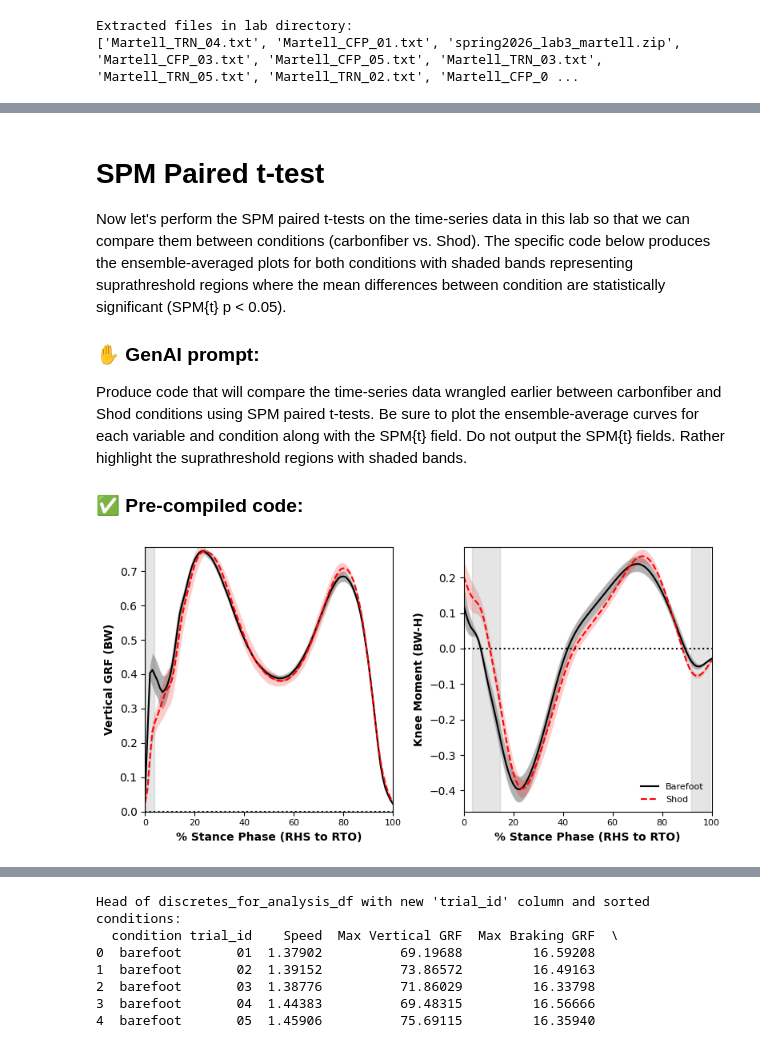
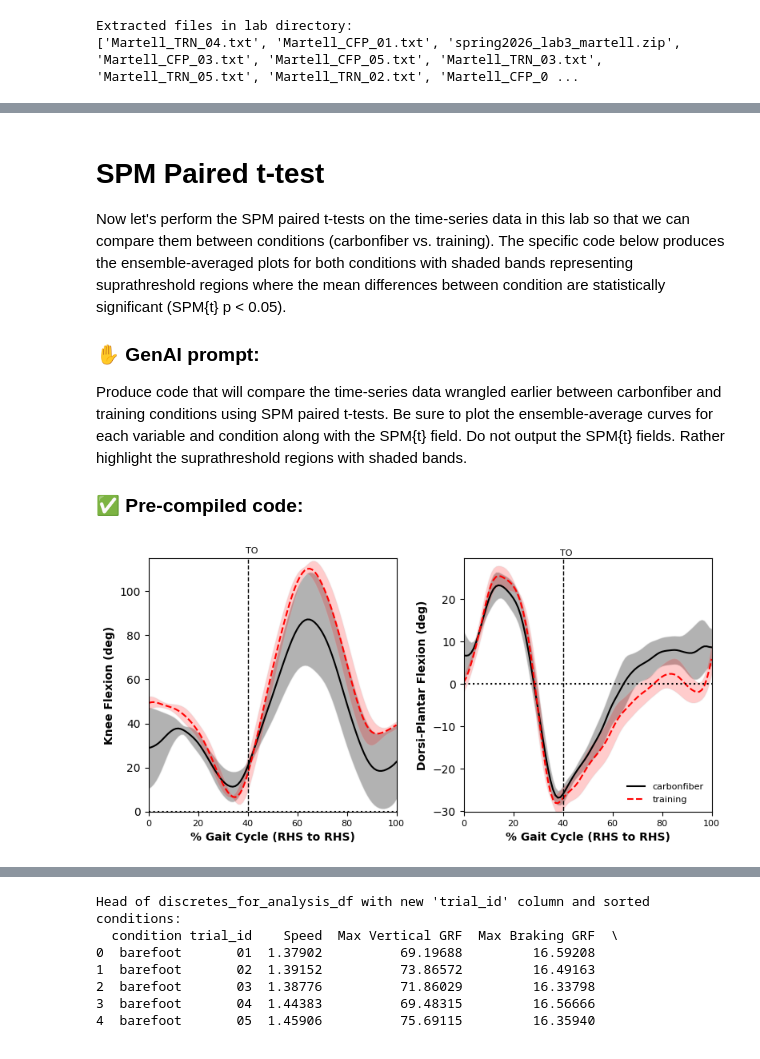
Before and after one commit to plnu-biomechanics/kin6015, a Jupyter notebook: notebooks/kin6015_lab3.ipynb, the cells around one changed output, grey strips where cells are left out. Drawn from its saved outputs; the diff is of its cells as text; code cells hidden in the pictures.

```diff
--- a/notebooks/kin6015_lab3.ipynb
+++ b/notebooks/kin6015_lab3.ipynb
@@ -361,11 +397,11 @@ Shape of Knee Moment (Shod) data: (5, 101)
 # %% [markdown]
 # SPM Paired t-test
 
-Now let's perform the SPM paired t-tests on the time-series data in this lab so that we can compare them between conditions (carbonfiber vs. Shod). The specific code below produces the ensemble-averaged plots for both conditions with shaded bands representing suprathreshold regions where the mean differences between condition are statistically significant (SPM{t} p < 0.05).
+Now let's perform the SPM paired t-tests on the time-series data in this lab so that we can compare them between conditions (carbonfiber vs. training). The specific code below produces the ensemble-averaged plots for both conditions with shaded bands representing suprathreshold regions where the mean differences between condition are statistically significant (SPM{t} p < 0.05).
 
 ### ✋ GenAI prompt:
 
-Produce code that will compare the time-series data wrangled earlier between carbonfiber and Shod conditions using SPM paired t-tests. Be sure to plot the ensemble-average curves for each variable and condition along with the SPM{t} field. Do not output the SPM{t} fields. Rather highlight the suprathreshold regions with shaded bands.
+Produce code that will compare the time-series data wrangled earlier between carbonfiber and training conditions using SPM paired t-tests. Be sure to plot the ensemble-average curves for each variable and condition along with the SPM{t} field. Do not output the SPM{t} fields. Rather highlight the suprathreshold regions with shaded bands.
 
 ### ✅ Pre-compiled code:
 # %%
@@ -397,8 +433,8 @@ def plot_spm(ax, Y1, Y2, label_Y1, label_Y2, x_label, y_label, y_limits, units,
     x_ticks = (percentages / 100) * total_frames  # Normalize frame numbers
     ypos = y_limits[1] + y_limits[1]*.02          # event labels
     ax.set_xticklabels(percentages.astype(int), fontsize=8)  # Set labels as integers (0, 10%, ..., 100%)
-    # ax.vlines(x=62, ymin=y_limits[0]-100, ymax=y_limits[1]+100, color='k', linestyle='--', lw=1)
-    # ax.text(59, ypos, 'TO', fontsize=8)
+    ax.vlines(x=40, ymin=y_limits[0]-100, ymax=y_limits[1]+100, color='k', linestyle='--', lw=1)
+    ax.text(39, ypos, 'TO', fontsize=8)
     ax.set_xlabel(x_label, fontsize=10, fontweight='bold')
     ax.set_ylabel(y_label, fontsize=10, fontweight='bold') if y_label else ax.set_ylabel("")
 
@@ -411,19 +447,19 @@ def plot_spm(ax, Y1, Y2, label_Y1, label_Y2, x_label, y_label, y_limits, units,
 pyplot.figure( figsize=(8, 4) )
 
 # =============================================================================
-# VERTICAL GRF
+# KNEE FLEXION
 # =============================================================================
 
 # Replace x and y axes and filename label
-xlabel = "% Stance Phase (RHS to RTO)"
-ylabel="Vertical GRF"
-units = "BW"
+xlabel = "% Gait Cycle (RHS to RHS)"
+ylabel="Knee Flexion"
+units = "deg"
 
 # YA (black)
-YA            = grfz_carbonfiber_data
+YA            = kneeflexion_carbonfiber_data
 
 # YB (red)
-YB            = grfz_shod_data
+YB            = kneeflexion_training_data
 
 # Calculate shared y-axis limits
 min_val = min(YA.min(), YB.min())
@@ -437,7 +473,7 @@ ax1 = pyplot.subplot(1, 2, 1)
 plot_spm(
     ax1, YA, YB,
     label_Y1="carbonfiber",
-    label_Y2="Shod",
+    label_Y2="training",
     x_label = xlabel,
     y_label=f'{ylabel} ({units})',
     y_limits=y_limits,
@@ -449,47 +485,47 @@ plot_spm(
 
 
 # =============================================================================
-# KNEE MOMENT
+# ANKLE PF
 # =============================================================================
 
 # Replace x and y axes and filename label
 # xlabel = "% Gait Cycle (RHS to RHS)"
-ylabel="Knee Moment"
-units = "BW-H"
+ylabel="Dorsi-Plantar Flexion"
+units = "deg"
 
 # YA (black)
-YA            = kneemoment_carbonfiber_data
+YA            = ankleplantar_carbonfiber_data
 
 # YB (red)
-YB            = kneemoment_shod_data
+YB            = ankleplantar_training_data
 
 # Calculate shared y-axis limits
 min_val = min(YA.min(), YB.min())
 if min_val > 0:
     min_val = 0
 max_val = max(YA.max(), YB.max())
 y_limits = [min_val, max_val]
 
 # Subplot 2
 ax2 = pyplot.subplot(1, 2, 2)
 plot_spm(
     ax2, YA, YB,
     label_Y1="carbonfiber",
-    label_Y2="Shod",
+    label_Y2="training",
     x_label = xlabel,
     y_label=f'{ylabel} ({units})',
     y_limits=y_limits,
     units=units,
     color_Y1='k',
     color_Y2='r',
     show_legend=True
 )
 
 ### plot SPM results:
 pyplot.tight_layout()
 pyplot.show()
 # %% [output]
-[figure, old version]
+[figure, new version]
 # %% [markdown]
 
 # Summary Statistics
```
Also changed, not shown: parts of 7 cells of this notebook.
